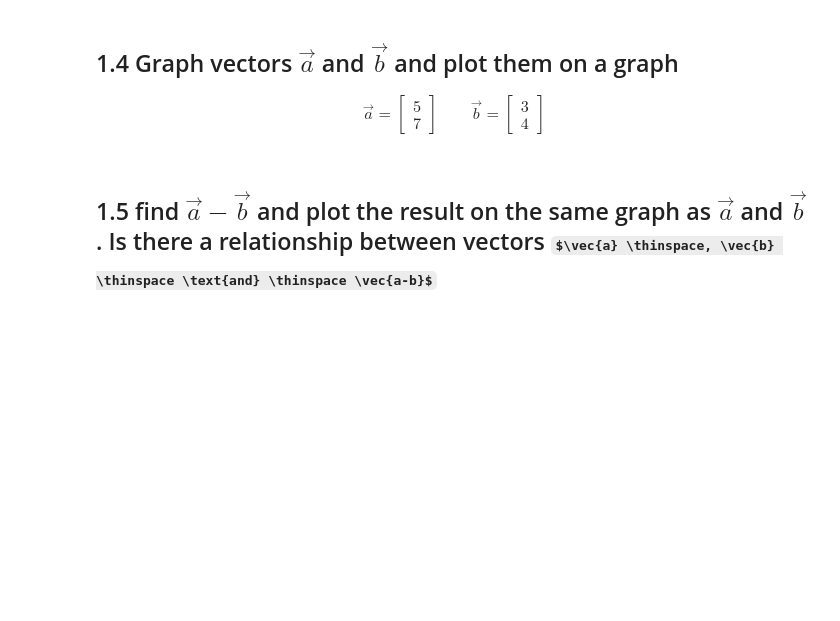
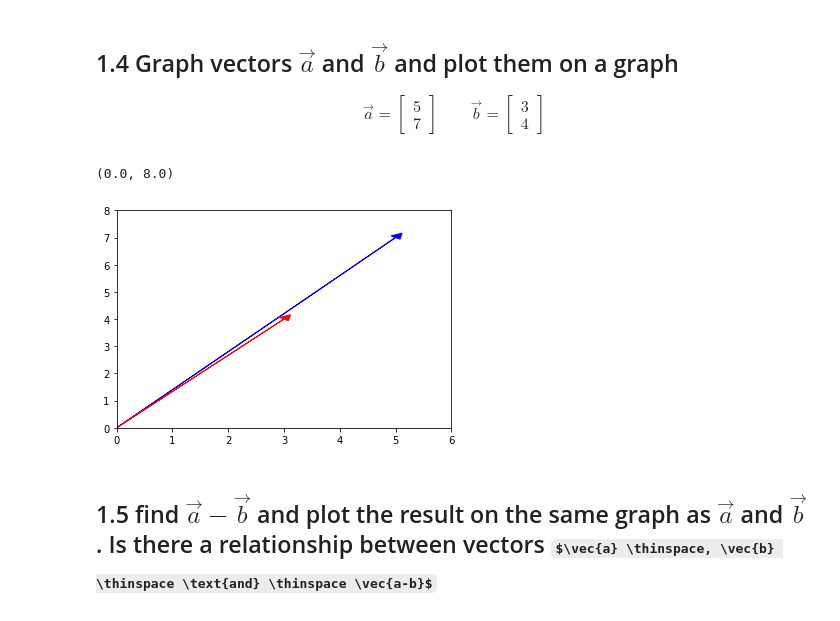
Before and after one commit to Shawn2776/Build_sample, a Jupyter notebook: module1-vectors-and-matrices/Shawn_Harrington_LS_DS20_131_Vectors_and_Matrices_Assignment.ipynb, the cells around one changed output. Saved outputs shown, nothing was run; the diff lists cells and outputs as text; code cells hidden in the pictures; some formulas as TeX source; blank space fills up the shorter version.

```diff
--- a/module1-vectors-and-matrices/Shawn_Harrington_LS_DS20_131_Vectors_and_Matrices_Assignment.ipynb
+++ b/module1-vectors-and-matrices/Shawn_Harrington_LS_DS20_131_Vectors_and_Matrices_Assignment.ipynb
@@ -68,5 +72,17 @@ print(pi)
 \qquad
 \vec{b} = \begin{bmatrix} 3 \\4 \end{bmatrix}
 \end{align}
+# %%
+a = np.array([5,7])
+b = np.array([3,4])
+
+plt.arrow(0,0,a[0],a[1], head_width=.2, head_length=.2, color='b')
+plt.arrow(0,0,b[0],b[1], head_width=.2, head_length=.2, color='r')
+
+plt.xlim(0, 6)
+plt.ylim(0,8)
+# %% [output]
+(0.0, 8.0)
+[figure, added]
 # %% [markdown]
 ## 1.5 find $\vec{a} - \vec{b}$ and plot the result on the same graph as $\vec{a}$ and $\vec{b}$. Is there a relationship between vectors $\vec{a} \thinspace, \vec{b} \thinspace \text{and} \thinspace \vec{a-b}$
```
Also changed, not shown: parts of 27 cells of this notebook.
